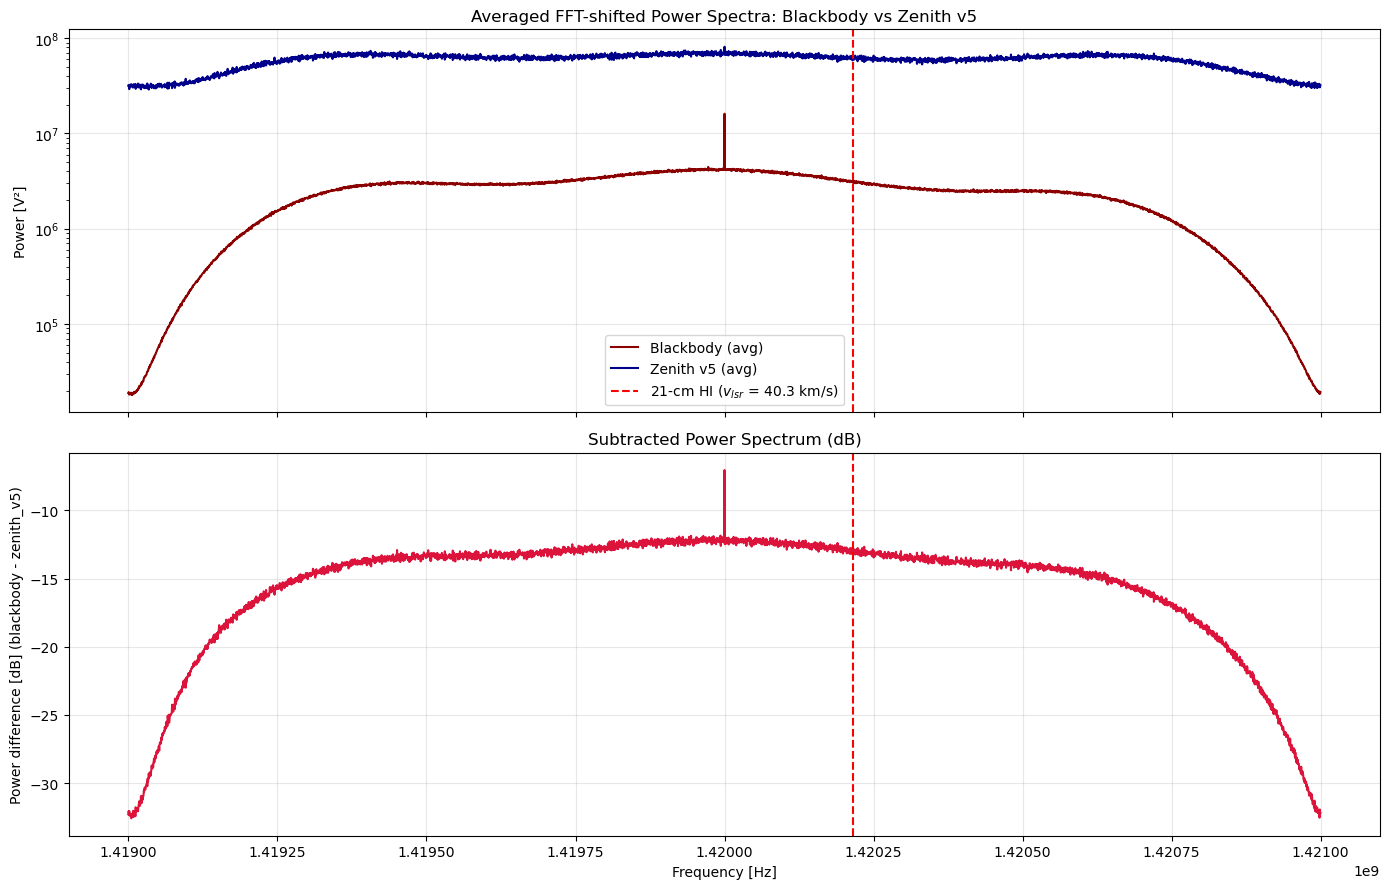
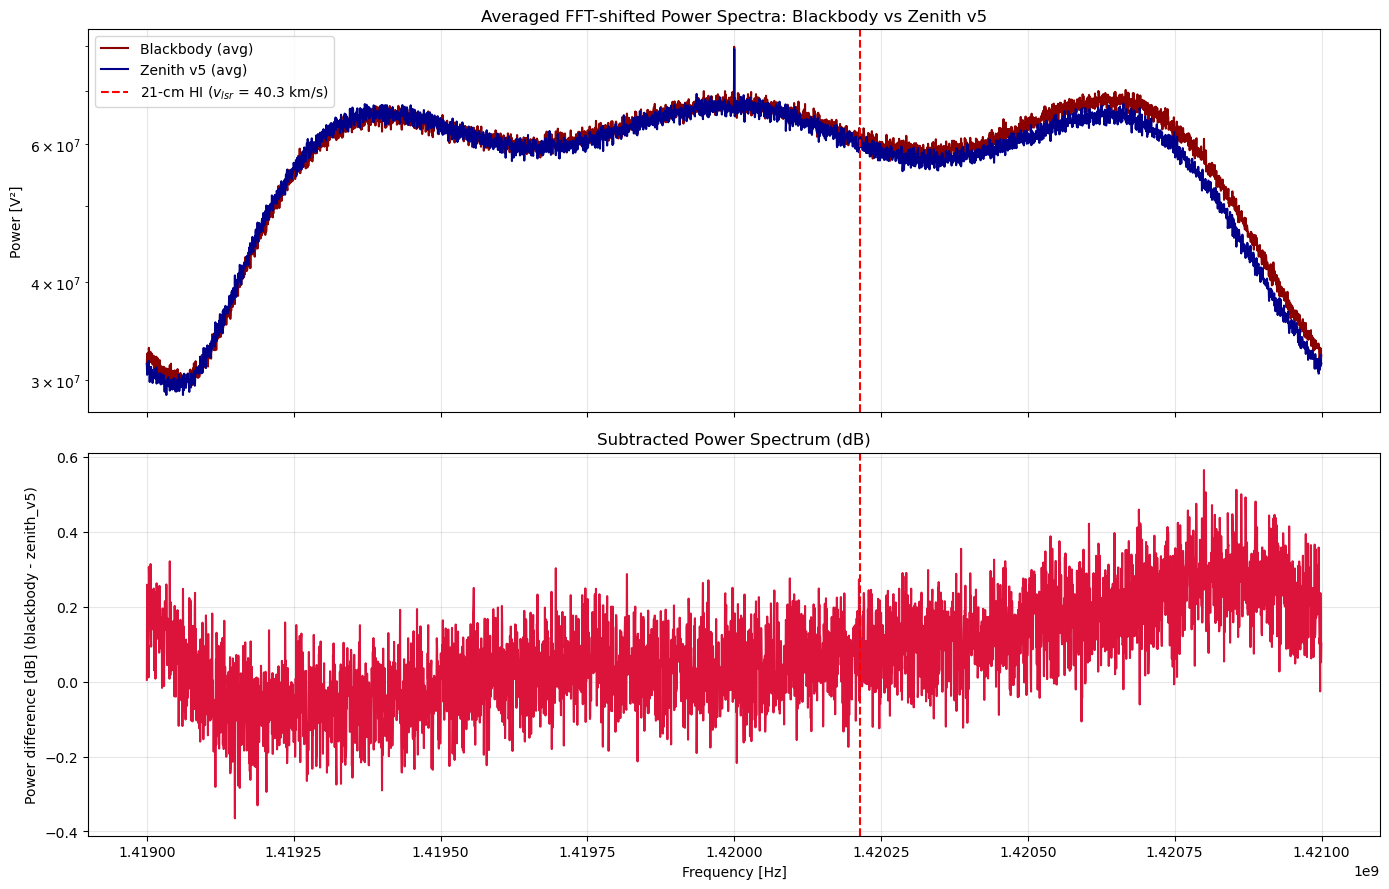
The change to this notebook cell's code, shown as a diff; its figure went from the first image to the second:
--- before
+++ after
@@ -12,6 +12,6 @@
 f_HI = f_HI_rest * (1.0 - v_lsr * 1000 / c)  # Convert km/s to m/s
 
-fn_body = "C:/Users/medin/Downloads/Spring_2026/ASTRON121/LAB2/DATA/bighorn_blackbody_0302.npz"
-fn_zen_v5 = "C:/Users/medin/Downloads/Spring_2026/ASTRON121/LAB2/DATA/bighorn_zenith_v5.npz"
+fn_body = "C:/Users/medin/Downloads/Spring_2026/ASTRON121/LAB2/DATA/3-2 data/bighorn_blackbody_0302 (1).npz"
+fn_zen_v5 = "C:/Users/medin/Downloads/Spring_2026/ASTRON121/LAB2/DATA/3-2 data/bighorn_zenith_0302.npz"
 
 data_body = np.load(fn_body)
@@ -86,6 +86,6 @@
 os.makedirs('Lab 2/figures', exist_ok = True)
 outfn = 'Lab 2/figures/blackbody_minus_zenith_v5_difference.png'
-plt.savefig(outfn, dpi = 300, bbox_inches = 'tight')
-plt.show()
+#plt.savefig(outfn, dpi = 300, bbox_inches = 'tight')
+#plt.show()
 
 # report peaks
@@ -96,3 +96,3 @@
 print(f"HI line frequency (adjusted): {f_HI:.6e} Hz")
 print(f"Doppler shift: {v_lsr:.2f} km/s")
-print(f"Saved figure: {outfn}")
+#print(f"Saved figure: {outfn}")

Commit: Updated Blackbody Zenith plot